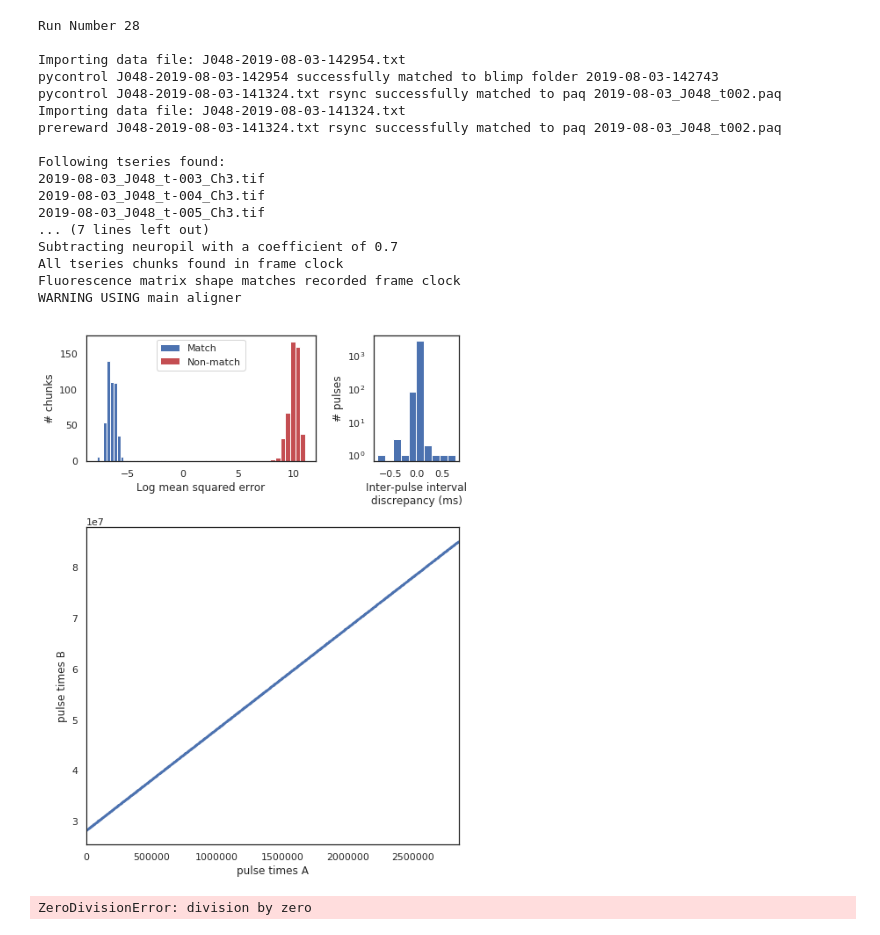
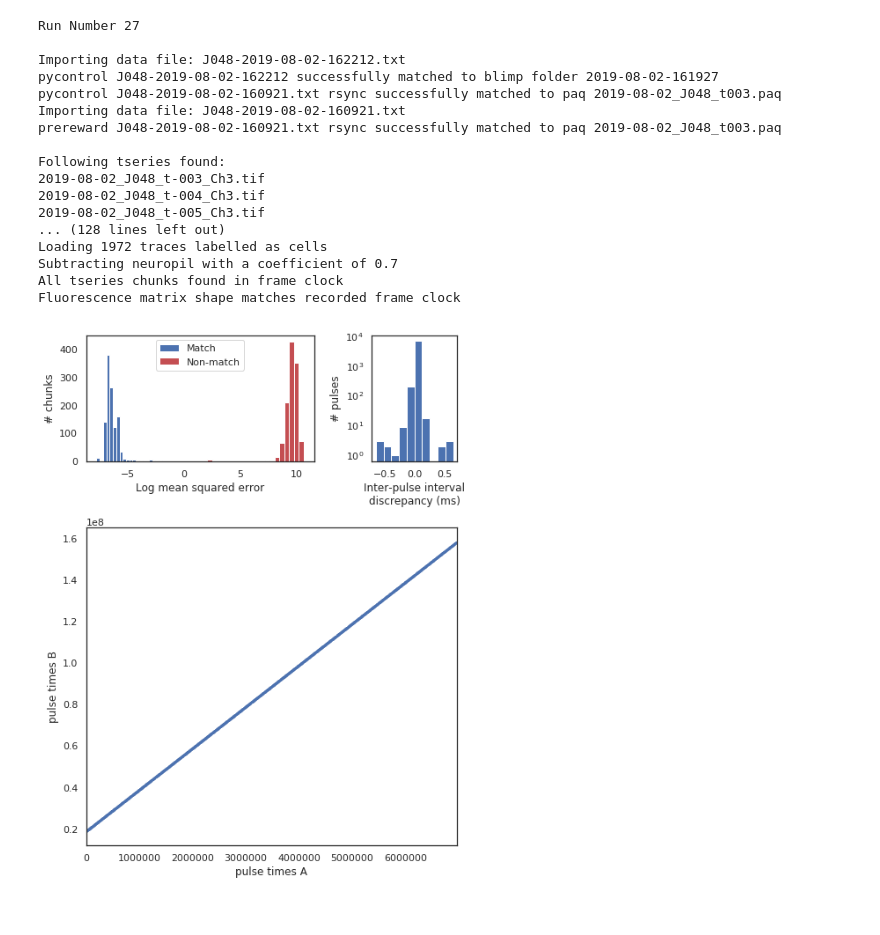
Before and after one commit to Packer-Lab/Vape, a Jupyter notebook: jupyter/preprocessing/cacher.ipynb, the cells around one changed output. Drawn from its saved outputs; the diff is of its cells as text; code cells hidden in the pictures.

```diff
--- a/jupyter/preprocessing/cacher.ipynb
+++ b/jupyter/preprocessing/cacher.ipynb
@@ -10,37 +10,33 @@ pkl_path = os.path.join(path_to_vape, 'run_pkls')
 # %%
 # J048 run28 has an unexplained offset in some of the 150 cell trials
 mouse_id = 'J048'
-# run_numbers = [27,28,29,30,32]
-run_numbers = [28]
+run_numbers = [27,28,29,30,32]
+# run_numbers = [29]
 
 for run_number in run_numbers:
 
     cprint('\n\nRun Number {}\n'.format(run_number), attrs=['bold'])
 
     cacher.main(mouse_id, run_number, pkl_path,
                 reprocess=True, reload=True, do_s2p=False)
 # %% [output]
-Run Number 28
+Run Number 27
 
-Importing data file: J048-2019-08-03-142954.txt
-pycontrol J048-2019-08-03-142954 successfully matched to blimp folder 2019-08-03-142743
-pycontrol J048-2019-08-03-141324.txt rsync successfully matched to paq 2019-08-03_J048_t002.paq
-Importing data file: J048-2019-08-03-141324.txt
-prereward J048-2019-08-03-141324.txt rsync successfully matched to paq 2019-08-03_J048_t002.paq
+Importing data file: J048-2019-08-02-162212.txt
+pycontrol J048-2019-08-02-162212 successfully matched to blimp folder 2019-08-02-161927
+pycontrol J048-2019-08-02-160921.txt rsync successfully matched to paq 2019-08-02_J048_t003.paq
+Importing data file: J048-2019-08-02-160921.txt
+prereward J048-2019-08-02-160921.txt rsync successfully matched to paq 2019-08-02_J048_t003.paq
 
 Following tseries found:
-2019-08-03_J048_t-003_Ch3.tif
-2019-08-03_J048_t-004_Ch3.tif
-2019-08-03_J048_t-005_Ch3.tif
-... (7 lines left out)
+2019-08-02_J048_t-003_Ch3.tif
+2019-08-02_J048_t-004_Ch3.tif
+2019-08-02_J048_t-005_Ch3.tif
+... (128 lines left out)
+Loading 1972 traces labelled as cells
 Subtracting neuropil with a coefficient of 0.7
 All tseries chunks found in frame clock
 Fluorescence matrix shape matches recorded frame clock
-WARNING USING main aligner
-[figure, old version]
+[figure, new version]
-# %%
-1/0
-# %% [output]
-ZeroDivisionError: division by zero
 # %%
 mouse_id = 'RL048'
```
Also changed, not shown: parts of 1 cell of this notebook, 6 other files.
